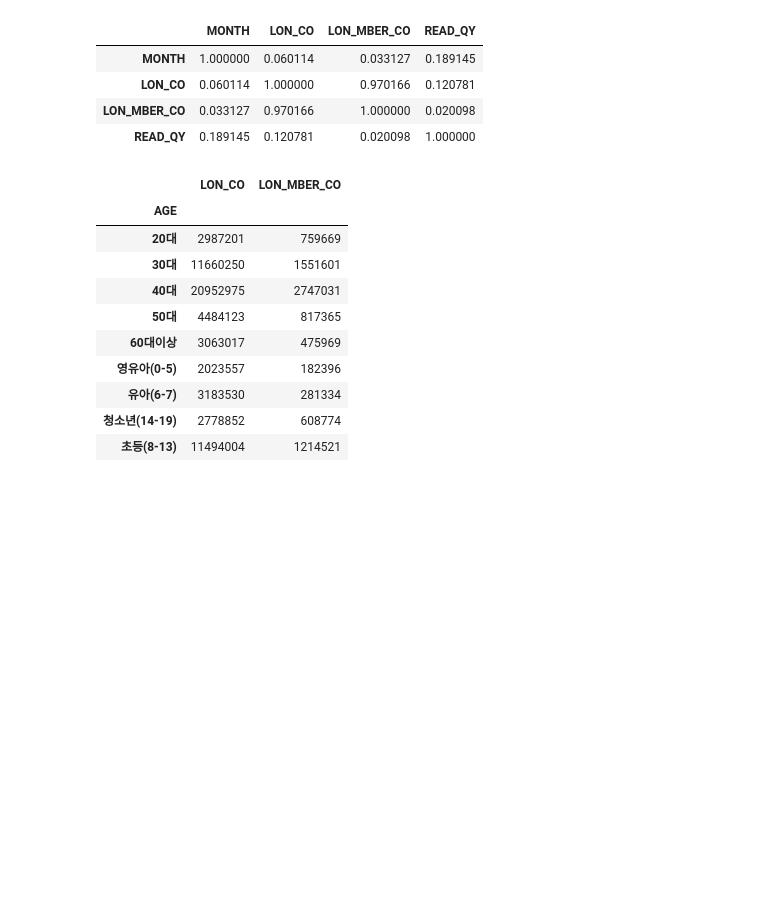
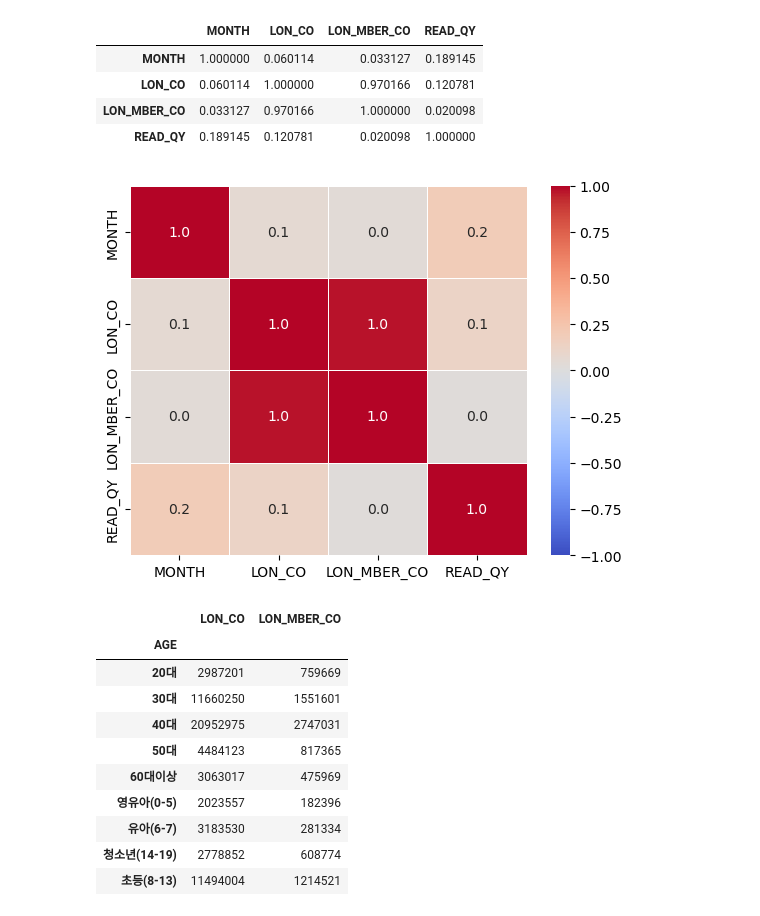
Before and after one commit to Yunwltn/Book-webdashboard, a Jupyter notebook: 독서량.ipynb, the cells around one changed output. Saved outputs shown, nothing was run; the diff lists cells and outputs as text; code cells hidden in the pictures; blank space fills up the shorter version.

```diff
--- a/독서량.ipynb
+++ b/독서량.ipynb
@@ -215,6 +242,11 @@ df.corr()
 | LON_CO | 0.060114 | 1.000000 | 0.970166 | 0.120781 |
 | LON_MBER_CO | 0.033127 | 0.970166 | 1.000000 | 0.020098 |
 | READ_QY | 0.189145 | 0.120781 | 0.020098 | 1.000000 |
+# %%
+sb.heatmap(data= df.corr(), annot=True, fmt='.1f', cmap= 'coolwarm', linewidths= 0.7, vmin= -1, vmax= 1)
+plt.show()
+# %% [output]
+[figure, added]
 # %%
 # 전국 연령대별 회원수와 대출건수
 # %%
```
Also changed, not shown: parts of 16 cells of this notebook, 2 other files.
